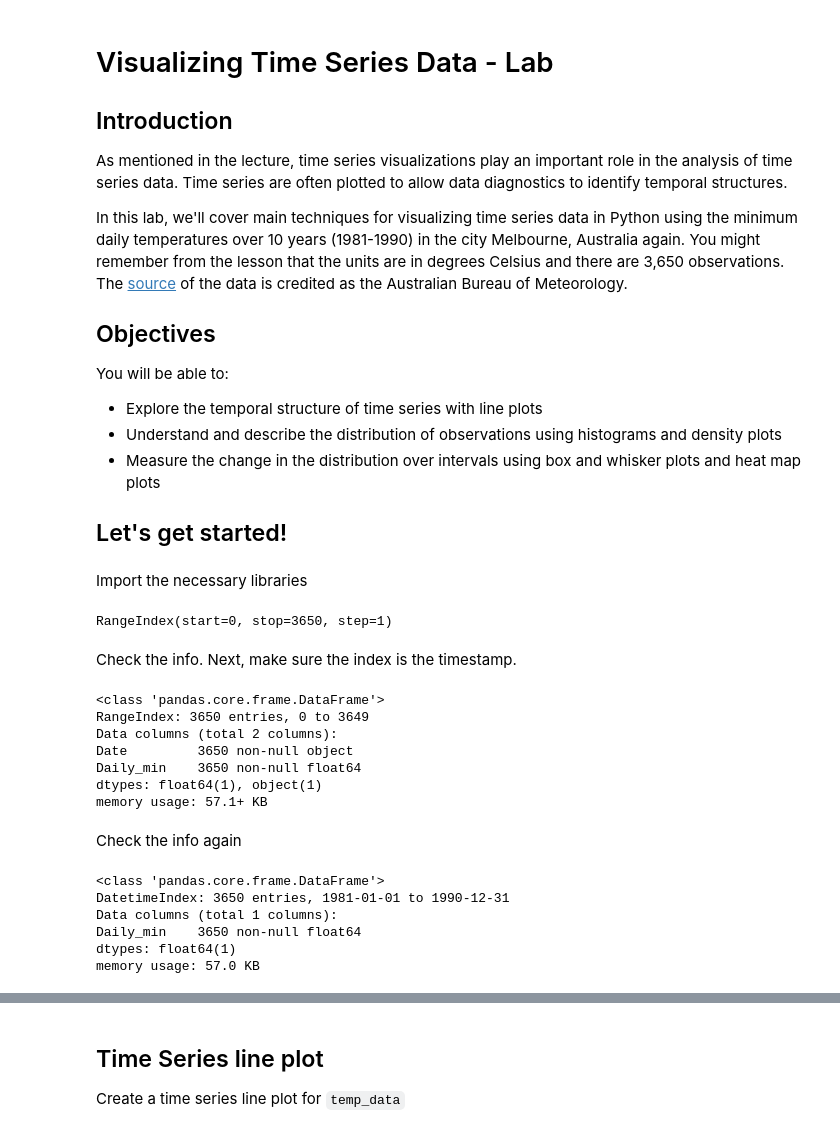
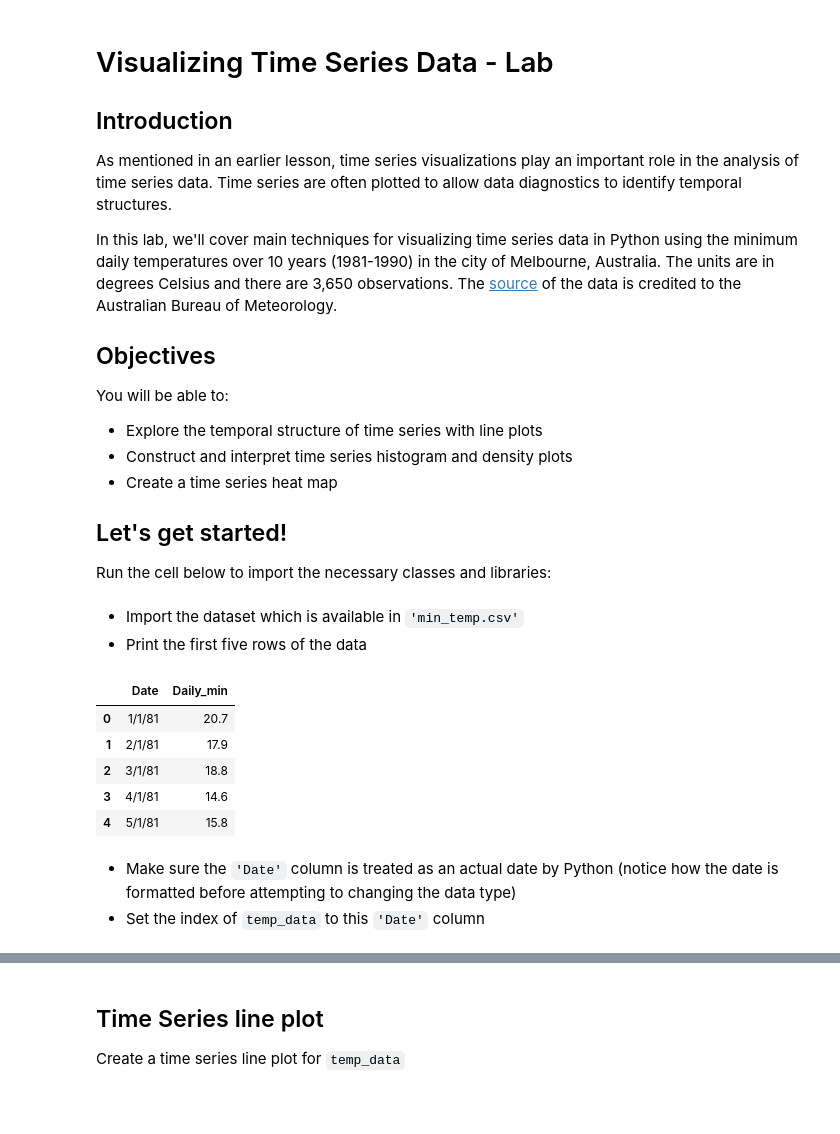
Before and after one commit to learn-co-curriculum/dsc-visualizing-time-series-data-lab, a Jupyter notebook: index.ipynb, the cells around one changed output, grey strips where cells are left out. Saved outputs shown, nothing was run; the diff lists cells and outputs as text; code cells hidden in the pictures; blank space fills up the shorter version.

```diff
--- a/index.ipynb
+++ b/index.ipynb
@@ -3,21 +3,21 @@
 
 ## Introduction
 
-As mentioned in the lecture, time series visualizations play an important role in the analysis of time series data. Time series are often plotted to allow data diagnostics to identify temporal structures.
+As mentioned in an earlier lesson, time series visualizations play an important role in the analysis of time series data. Time series are often plotted to allow data diagnostics to identify temporal structures.
 
-In this lab, we'll cover main techniques for visualizing time series data in Python using the minimum daily temperatures over 10 years (1981-1990) in the city Melbourne, Australia again. You might remember from the lesson that the units are in degrees Celsius and there are 3,650 observations. The [source](https://datamarket.com/data/set/2324/daily-minimum-temperatures-in-melbourne-australia-1981-1990) of the data is credited as the Australian Bureau of Meteorology.
+In this lab, we'll cover main techniques for visualizing time series data in Python using the minimum daily temperatures over 10 years (1981-1990) in the city of Melbourne, Australia. The units are in degrees Celsius and there are 3,650 observations. The [source](https://datamarket.com/data/set/2324/daily-minimum-temperatures-in-melbourne-australia-1981-1990) of the data is credited to the Australian Bureau of Meteorology.
 
 ## Objectives
 
 You will be able to:
 
-* Explore the temporal structure of time series with line plots
-* Understand and describe the distribution of observations using histograms and density plots
-* Measure the change in the distribution over intervals using box and whisker plots and heat map plots
+- Explore the temporal structure of time series with line plots
+- Construct and interpret time series histogram and density plots
+- Create a time series heat map
 
 ## Let's get started!
+
+Run the cell below to import the necessary classes and libraries:
-# %% [markdown]
-Import the necessary libraries
 # %%
 import warnings
 warnings.filterwarnings('ignore')
@@ -26,34 +25,28 @@ warnings.filterwarnings('ignore')
 import pandas as pd
 from pandas import Series
 import matplotlib.pyplot as plt
+# %% [markdown]
+- Import the dataset which is available in `'min_temp.csv'`
+- Print the first five rows of the data
 # %%
-# Load the data from min_temp.csv and check the index
-temp_data = pd.read_csv("min_temp.csv")
-temp_data.index
+# Load the data from 'min_temp.csv'
+temp_data = pd.read_csv('min_temp.csv')
+
+# Print the first five rows
+temp_data.head()
 # %% [output]
-RangeIndex(start=0, stop=3650, step=1)
+|  | Date | Daily_min |
+| 0 | 1/1/81 | 20.7 |
+| 1 | 2/1/81 | 17.9 |
+| 2 | 3/1/81 | 18.8 |
+| 3 | 4/1/81 | 14.6 |
+| 4 | 5/1/81 | 15.8 |
-# %% [markdown]
-Check the info. Next, make sure the index is the timestamp.
+# %% [markdown]
+- Make sure the `'Date'` column is treated as an actual date by Python (notice how the date is formatted before attempting to changing the data type)
+- Set the index of `temp_data` to this `'Date'` column
 # %%
-temp_data.info()
-temp_data.Date = pd.to_datetime(temp_data.Date, format='%d/%m/%y')
-temp_data.set_index('Date', inplace = True)
+# Change the data type of the 'Date' column
+temp_data['Date'] = pd.to_datetime(temp_data['Date'], format='%d/%m/%y')
+
+# Set the index to the 'Date' column
+temp_data.set_index('Date', inplace=True)
-# %% [output]
-<class 'pandas.core.frame.DataFrame'>
-RangeIndex: 3650 entries, 0 to 3649
-Data columns (total 2 columns):
-Date         3650 non-null object
-Daily_min    3650 non-null float64
-dtypes: float64(1), object(1)
-memory usage: 57.1+ KB
-# %% [markdown]
-Check the info again
-# %%
-temp_data.info()
-# %% [output]
-<class 'pandas.core.frame.DataFrame'>
-DatetimeIndex: 3650 entries, 1981-01-01 to 1990-12-31
-Data columns (total 1 columns):
-Daily_min    3650 non-null float64
-dtypes: float64(1)
-memory usage: 57.0 KB
```
Also changed, not shown: parts of 21 cells of this notebook, 10 other files.
